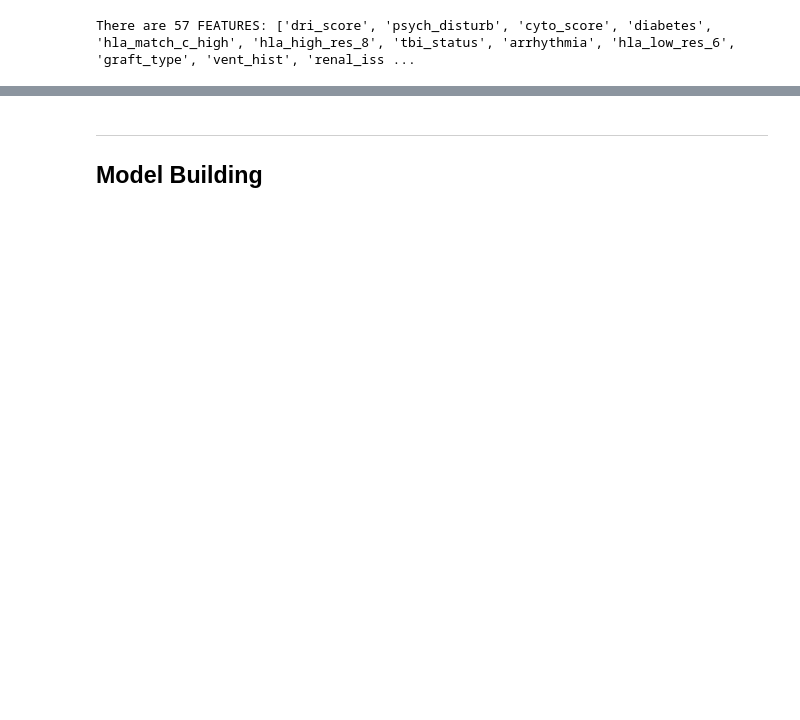
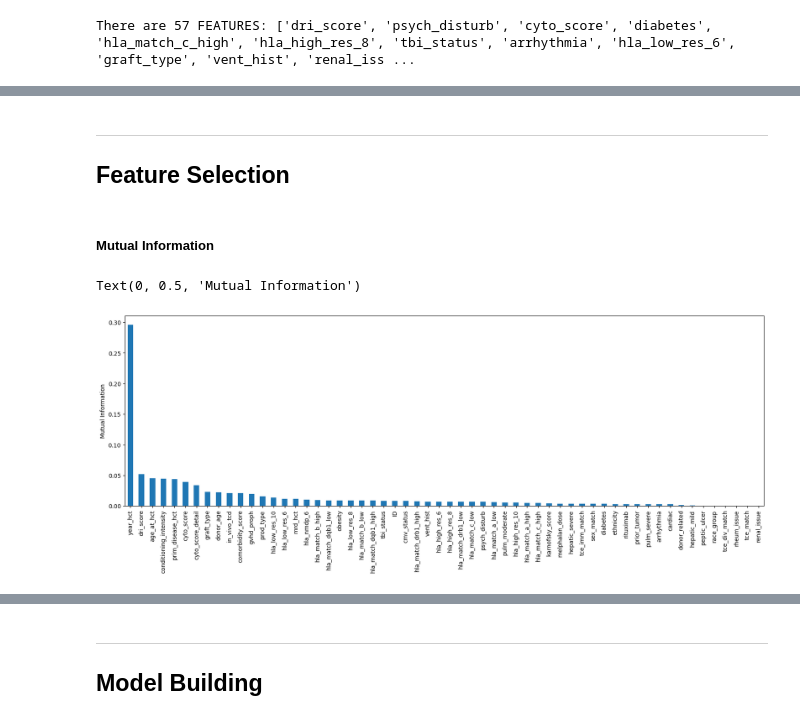
Before and after one commit to Akma86/CIBMTR---Equity-in-post-HCT-Survival-Predictions, a Jupyter notebook: main.ipynb, the cells around one changed output, grey strips where cells are left out. Drawn from its saved outputs; the diff is of its cells as text; code cells hidden in the pictures; blank space fills up the shorter version.

```diff
--- a/main.ipynb
+++ b/main.ipynb
@@ -226,9 +309,9 @@ for c in FEATURES:
         test[c] = test[c].fillna("NAN")
 print(f"In these features, there are {len(CATS)} CATEGORICAL FEATURES: {CATS}")
 
-for c in FEATURES:
-    if train[c].dtype == 'object':
-        print(f"Converting {c} to category")
-        train[c] = train[c].astype('category')
-        test[c] = test[c].astype('category')
+for col in train.select_dtypes(include=["object"]).columns:
+    train[col] = train[col].astype("category")
+
+for col in test.select_dtypes(include=["object"]).columns:
+    test[col] = test[col].astype("category")
 # %% [output]
@@ -283,14 +349,0 @@ We LABEL ENCODE the CATEGORICAL FEATURES: dri_score, psych_disturb, cyto_score,
-# %%
-def logit(p):
-    return np.log(p) - np.log(1 - p)
-
-# Identifikasi fitur numerik
-numerical_features = train.select_dtypes(include=[np.number]).columns
-
-# Terapkan logit hanya pada fitur yang berada di antara 0 dan 1
-for var in numerical_features:
-    # Pastikan nilai dalam rentang yang valid (0 < p < 1)
-    if train[var].min() > 0 and train[var].max() < 1:
-        train[f'logit_{var}'] = train[var].apply(logit)
-    else:
-        print(f"Fitur {var} tidak dalam rentang 0 hingga 1, tidak diterapkan logit.")
@@ -314,0 +359,28 @@ Fitur efs_time tidak dalam rentang 0 hingga 1, tidak diterapkan logit.
+# %% [markdown]
+---
+## Feature Selection
+# %% [markdown]
+##### Mutual Information
+# %%
+from sklearn.feature_selection import mutual_info_classif, mutual_info_regression
+X_train, X_test, y_train, y_test = train_test_split(
+    train.drop(labels=['y','efs','efs_time'], axis=1),
+    train['y'],
+    test_size=0.3,
+    random_state=0)
+
+mi = mutual_info_regression(
+    X = X_train,
+    y = y_train,
+    discrete_features = False,
+    n_neighbors=3,
+    random_state=3,
+)
+
+mi = pd.Series(mi)
+mi.index = X_train.columns
+mi.sort_values(ascending=False).plot.bar(figsize=(20, 6))
+plt.ylabel('Mutual Information')
+# %% [output]
+Text(0, 0.5, 'Mutual Information')
+[figure, added]
```
Also changed, not shown: parts of 19 cells of this notebook, 3 other files.
